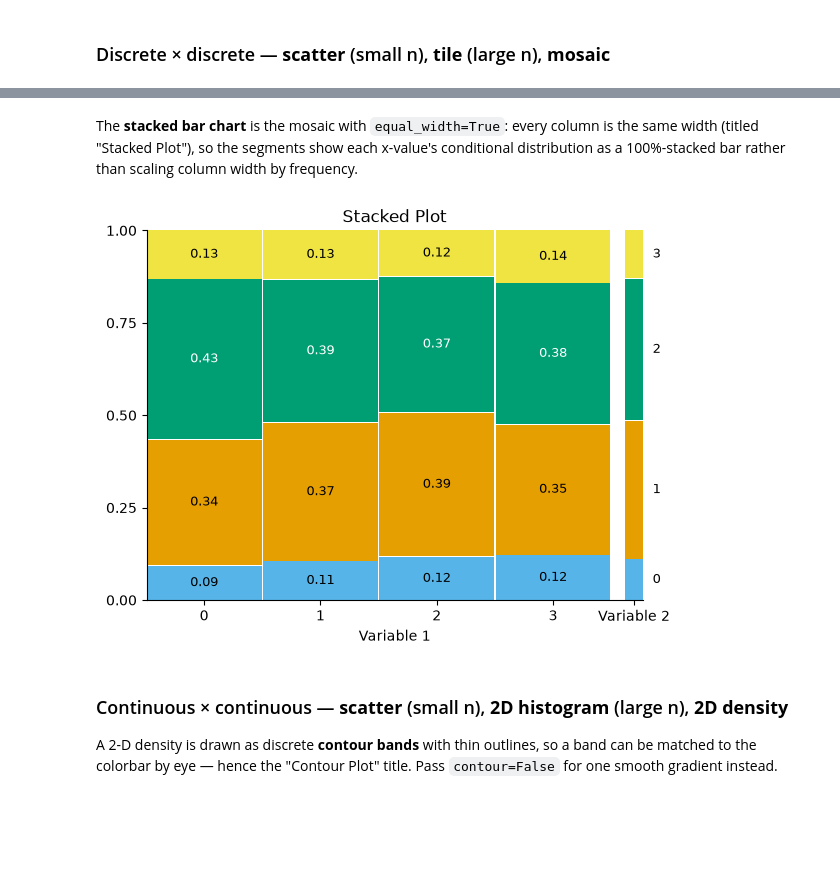
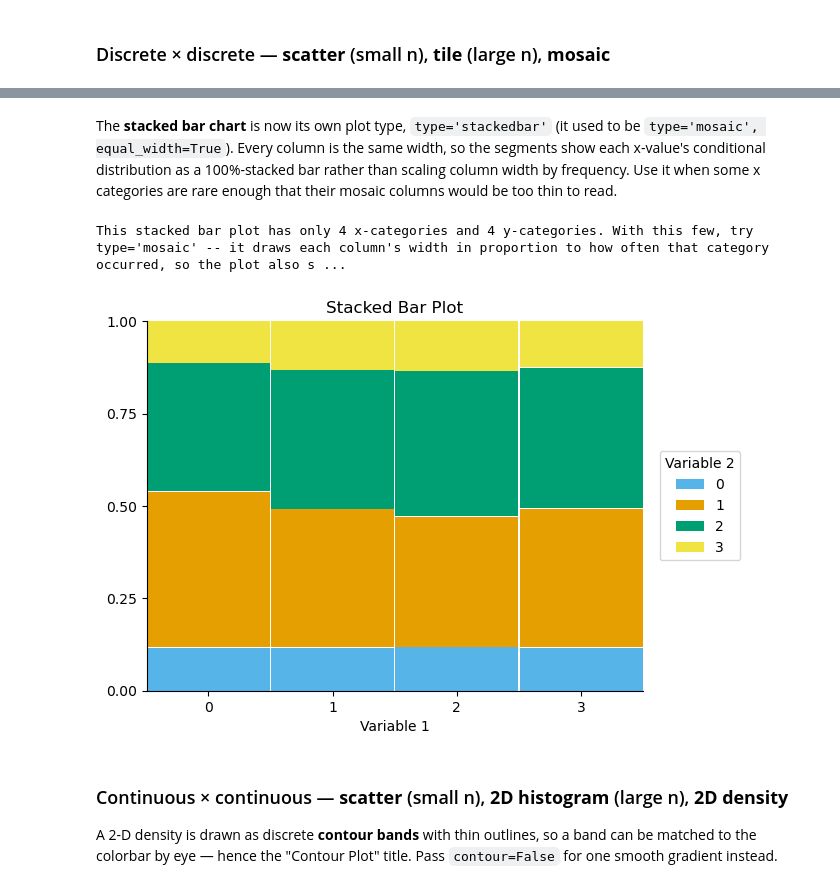
Before and after one commit to calpoly-symbulate/symbulate, a Jupyter notebook: team/graphics_gallery.ipynb, the cells around one changed output, grey strips where cells are left out. Saved outputs shown, nothing was run; the diff lists cells and outputs as text; code cells hidden in the pictures; blank space fills up the shorter version.

Commit message:
Refactor: Mosaic & stacked plots

```diff
--- a/team/graphics_gallery.ipynb
+++ b/team/graphics_gallery.ipynb
@@ -106,9 +106,10 @@ RV(Binomial(3, 0.5) ** 2).sim(2000).plot(type='mosaic', suggest=False)
 # %% [markdown]
-The **stacked bar chart** is the mosaic with `equal_width=True`: every column is the same width (titled "Stacked Plot"), so the segments show each x-value's conditional distribution as a 100%-stacked bar rather than scaling column width by frequency.
+The **stacked bar chart** is now its own plot type, `type='stackedbar'` (it used to be `type='mosaic', equal_width=True`). Every column is the same width, so the segments show each x-value's conditional distribution as a 100%-stacked bar rather than scaling column width by frequency. Use it when some x categories are rare enough that their mosaic columns would be too thin to read.
 # %%
-RV(Binomial(3, 0.5) ** 2).sim(2000).plot(type='mosaic', equal_width=True, suggest=False)
+RV(Binomial(3, 0.5) ** 2).sim(2000).plot(type='stackedbar', suggest=False)
 # %% [output]
+This stacked bar plot has only 4 x-categories and 4 y-categories. With this few, try type='mosaic' -- it draws each column's width in proportion to how often that category occurred, so the plot also s ...
-[figure, old version]
+[figure, new version]
 # %% [markdown]
 ### Continuous × continuous — **scatter** (small n), **2D histogram** (large n), **2D density**
 
```
Also changed, not shown: parts of 37 cells of this notebook, 7 other files.
